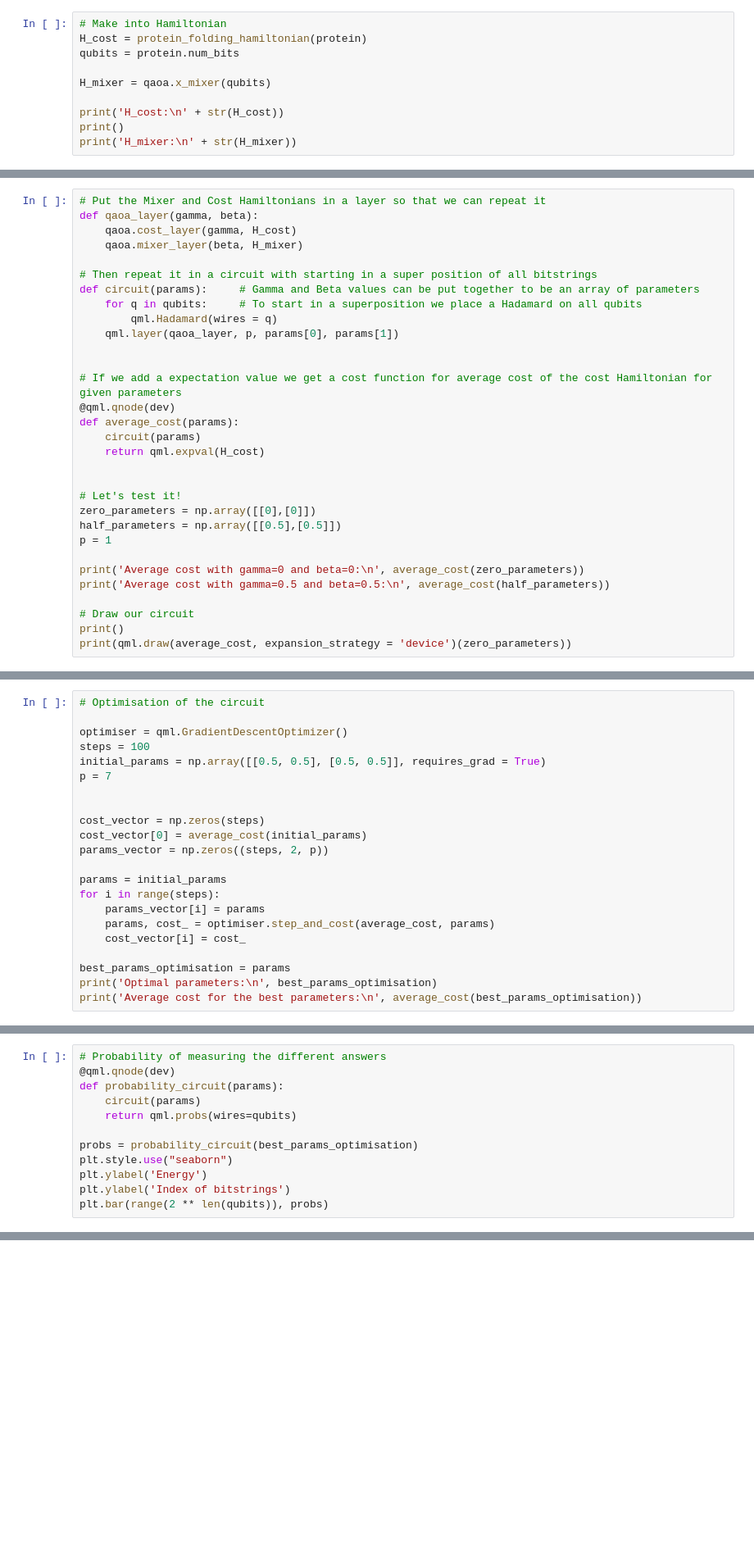
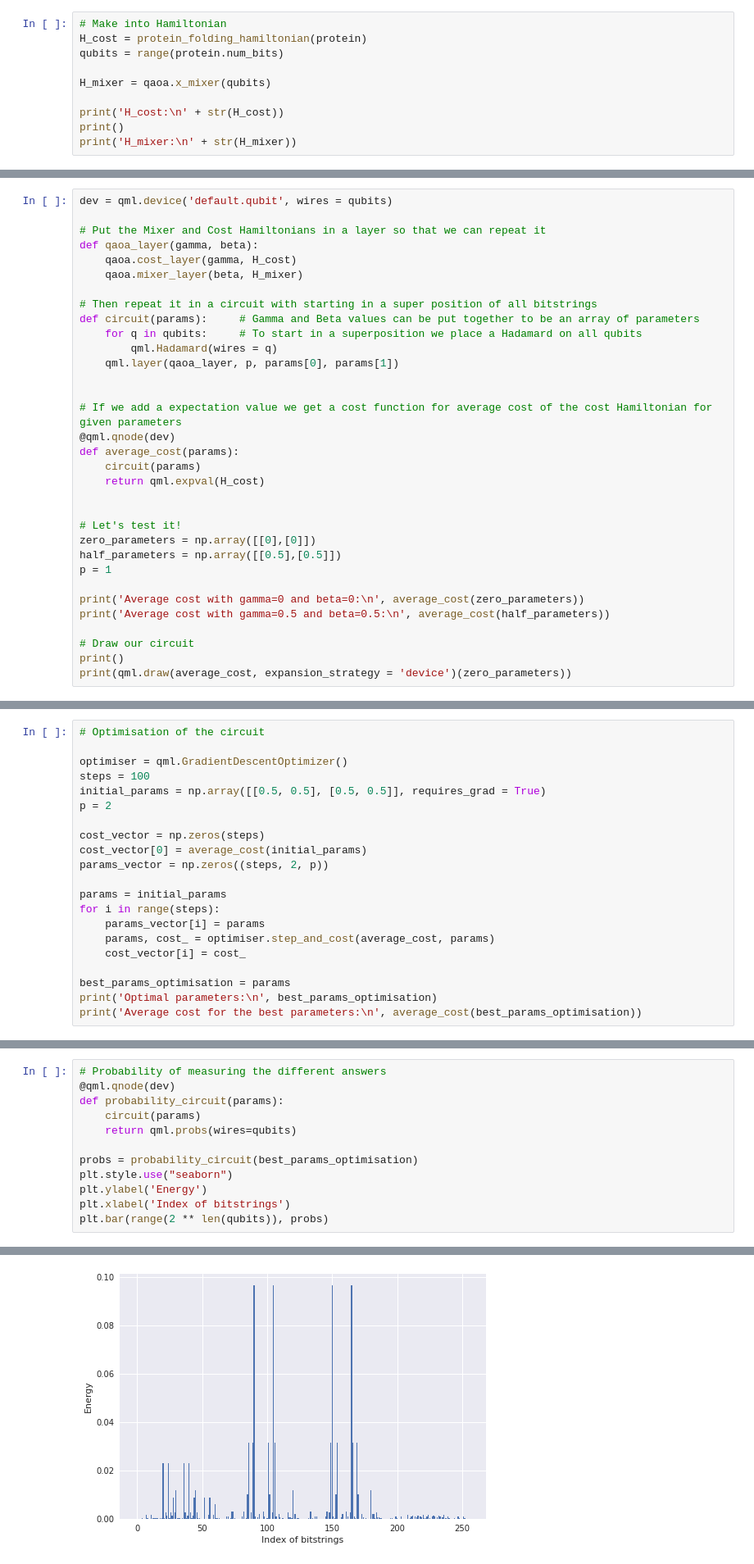
Before and after one commit to jacobljungberg/Testing_CVaR_on_QAOA, a Jupyter notebook: examples/10_HPCoordinateBasedLattice_toHamiltonian.ipynb, the cells around one changed output, grey strips where cells are left out. Shown at 82% size. Cells and saved outputs as stored; diff of their text form; blank space fills up the shorter version.

```diff
--- a/examples/10_HPCoordinateBasedLattice_toHamiltonian.ipynb
+++ b/examples/10_HPCoordinateBasedLattice_toHamiltonian.ipynb
@@ -61,7 +61,7 @@ for j,i in enumerate(feasible_set):
 # %%
 # Make into Hamiltonian
 H_cost = protein_folding_hamiltonian(protein)
-qubits = protein.num_bits
+qubits = range(protein.num_bits)
 
 H_mixer = qaoa.x_mixer(qubits)
 
@@ -89,4 +89,6 @@ H_mixer:
 # %%
+dev = qml.device('default.qubit', wires = qubits)
+
 # Put the Mixer and Cost Hamiltonians in a layer so that we can repeat it
 def qaoa_layer(gamma, beta):
     qaoa.cost_layer(gamma, H_cost)
@@ -125,8 +143,7 @@ NameError: name 'dev' is not defined
 optimiser = qml.GradientDescentOptimizer()
 steps = 100
 initial_params = np.array([[0.5, 0.5], [0.5, 0.5]], requires_grad = True)
-p = 7
-
+p = 2
 
 cost_vector = np.zeros(steps)
 cost_vector[0] = average_cost(initial_params)
@@ -157,5 +183,6 @@ def probability_circuit(params):
 probs = probability_circuit(best_params_optimisation)
 plt.style.use("seaborn")
 plt.ylabel('Energy')
-plt.ylabel('Index of bitstrings')
+plt.xlabel('Index of bitstrings')
 plt.bar(range(2 ** len(qubits)), probs)
+# %% [output]
@@ -161,0 +190 @@ plt.bar(range(2 ** len(qubits)), probs)
+[figure, added]
```
Also changed, not shown: parts of 5 cells of this notebook.
